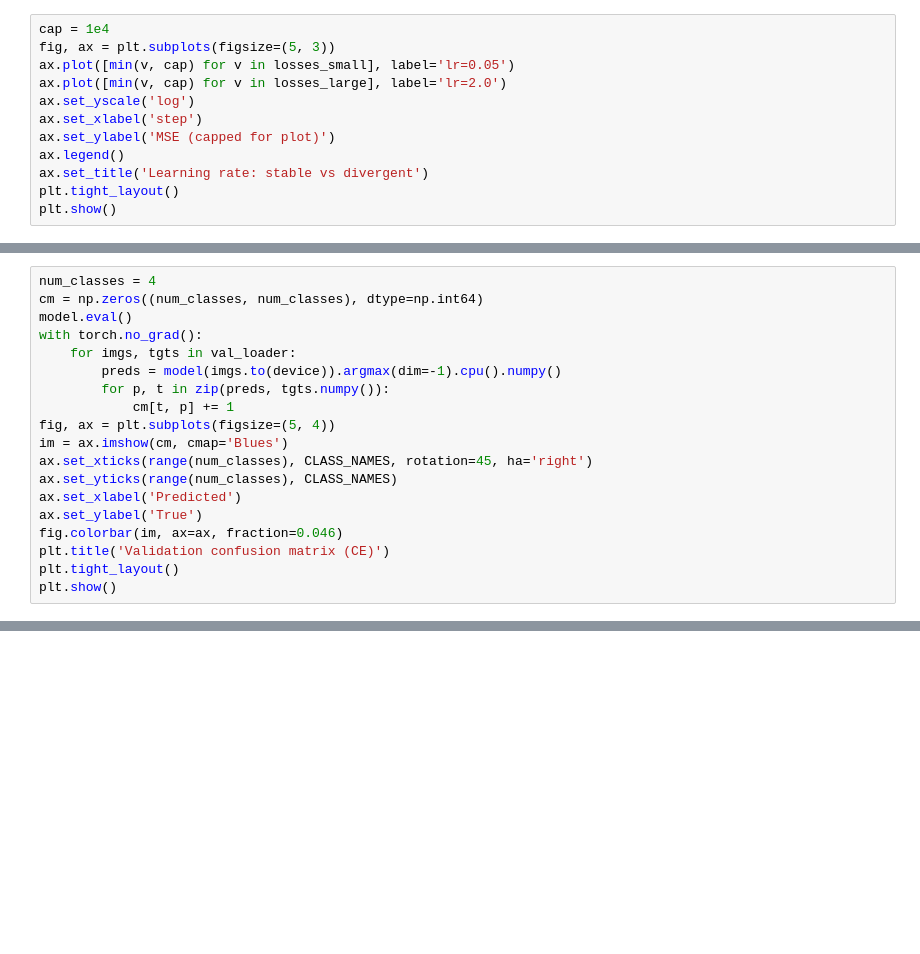
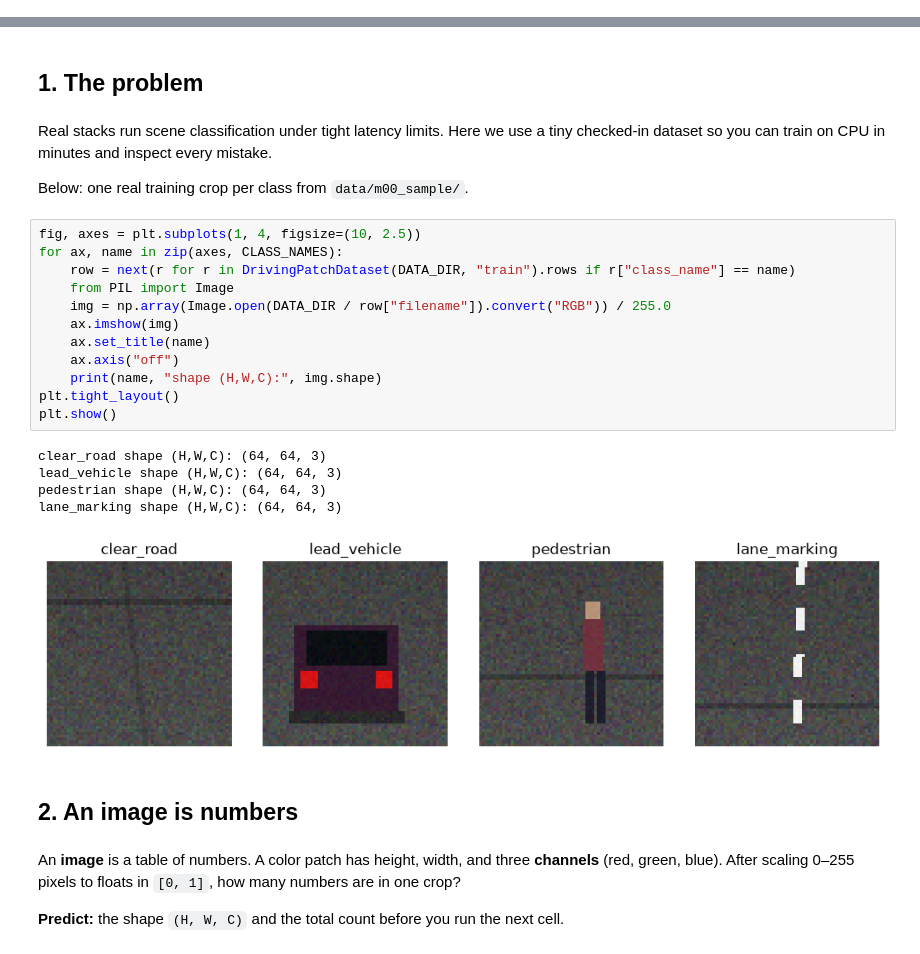
Before and after one commit to vvknyn/self-driving-ai-course, a Jupyter notebook: notebooks/00_driving_ml_gym.ipynb, the cells around one changed output, grey strips where cells are left out. Cells and saved outputs as stored; diff of their text form; blank space fills up the shorter version.

```diff
--- a/notebooks/00_driving_ml_gym.ipynb
+++ b/notebooks/00_driving_ml_gym.ipynb
@@ -367,12 +0,0 @@ assert losses_large[-1] > losses_small[-1] + 1.0
-# %%
-cap = 1e4
-fig, ax = plt.subplots(figsize=(5, 3))
-ax.plot([min(v, cap) for v in losses_small], label='lr=0.05')
-ax.plot([min(v, cap) for v in losses_large], label='lr=2.0')
-ax.set_yscale('log')
-ax.set_xlabel('step')
-ax.set_ylabel('MSE (capped for plot)')
-ax.legend()
-ax.set_title('Learning rate: stable vs divergent')
-plt.tight_layout()
-plt.show()
@@ -518,19 +0,0 @@ ce_ped_recall = recalls[2]
-# %%
-num_classes = 4
-cm = np.zeros((num_classes, num_classes), dtype=np.int64)
-model.eval()
-with torch.no_grad():
-    for imgs, tgts in val_loader:
-        preds = model(imgs.to(device)).argmax(dim=-1).cpu().numpy()
-        for p, t in zip(preds, tgts.numpy()):
-            cm[t, p] += 1
-fig, ax = plt.subplots(figsize=(5, 4))
-im = ax.imshow(cm, cmap='Blues')
-ax.set_xticks(range(num_classes), CLASS_NAMES, rotation=45, ha='right')
-ax.set_yticks(range(num_classes), CLASS_NAMES)
-ax.set_xlabel('Predicted')
-ax.set_ylabel('True')
-fig.colorbar(im, ax=ax, fraction=0.046)
-plt.title('Validation confusion matrix (CE)')
-plt.tight_layout()
-plt.show()
@@ -734,0 +78,30 @@ if progress_path.is_file():
+# %% [markdown]
+## 1. The problem
+# %% [markdown]
+Real stacks run scene classification under tight latency limits. Here we use a tiny checked-in dataset so you can train on CPU in minutes and inspect every mistake.
+
+Below: one real training crop per class from `data/m00_sample/`.
+# %%
+fig, axes = plt.subplots(1, 4, figsize=(10, 2.5))
+for ax, name in zip(axes, CLASS_NAMES):
+    row = next(r for r in DrivingPatchDataset(DATA_DIR, "train").rows if r["class_name"] == name)
+    from PIL import Image
+    img = np.array(Image.open(DATA_DIR / row["filename"]).convert("RGB")) / 255.0
+    ax.imshow(img)
+    ax.set_title(name)
+    ax.axis("off")
+    print(name, "shape (H,W,C):", img.shape)
+plt.tight_layout()
+plt.show()
+# %% [output]
+clear_road shape (H,W,C): (64, 64, 3)
+lead_vehicle shape (H,W,C): (64, 64, 3)
+pedestrian shape (H,W,C): (64, 64, 3)
+lane_marking shape (H,W,C): (64, 64, 3)
+[figure, added]
+# %% [markdown]
+## 2. An image is numbers
+# %% [markdown]
+An **image** is a table of numbers. A color patch has height, width, and three **channels** (red, green, blue). After scaling 0–255 pixels to floats in `[0, 1]`, how many numbers are in one crop?
+
+**Predict:** the shape `(H, W, C)` and the total count before you run the next cell.
```
Also changed, not shown: parts of 163 cells of this notebook, 1 other file.
